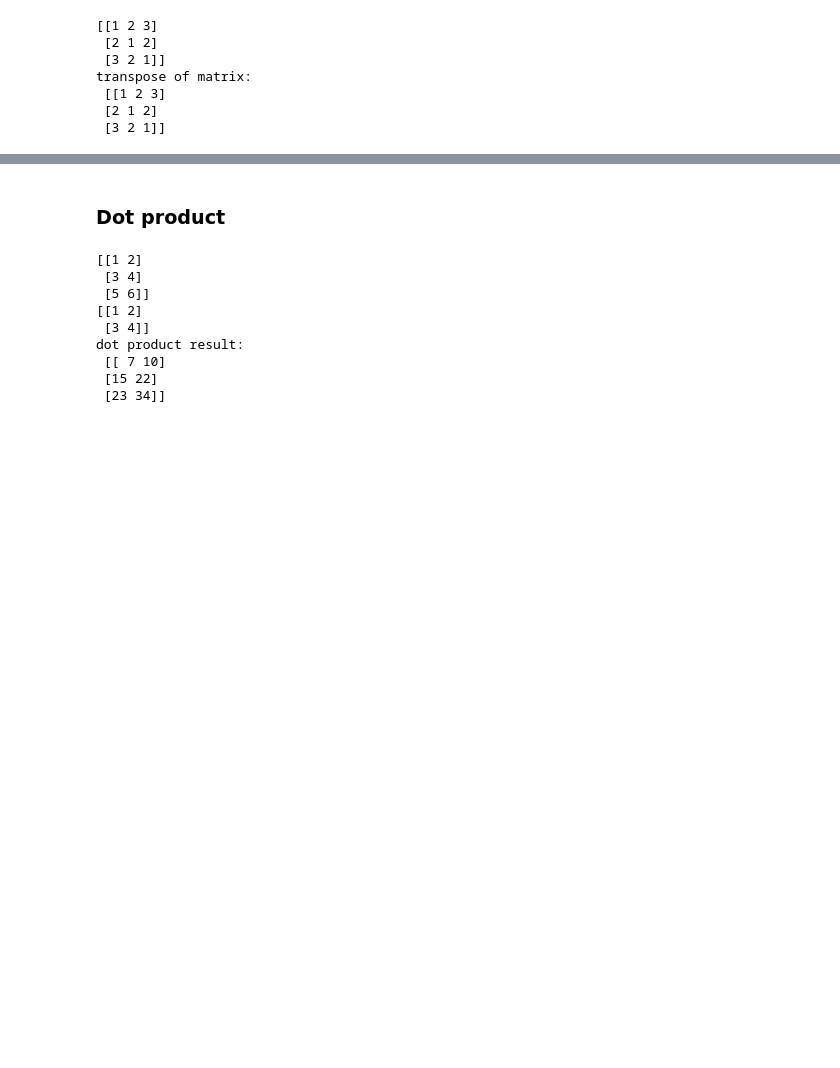
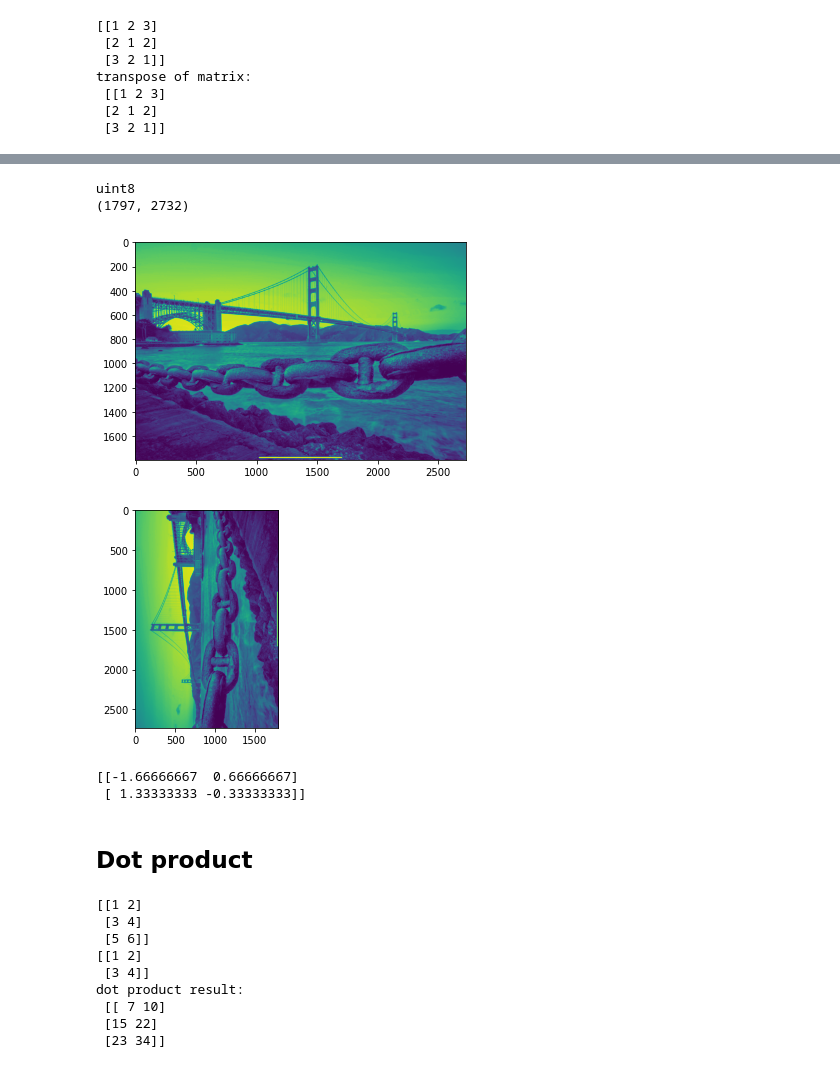
Before and after one commit to sudheer/blog, a Jupyter notebook: _notebooks/Linear_algebra.ipynb, the cells around one changed output, grey strips where cells are left out. Saved outputs shown, nothing was run; the diff lists cells and outputs as text; code cells hidden in the pictures; blank space fills up the shorter version.

```diff
--- a/_notebooks/Linear_algebra.ipynb
+++ b/_notebooks/Linear_algebra.ipynb
@@ -697,5 +726,38 @@ transpose of matrix:
+# %%
+# Image transformation
+from matplotlib import image
+from matplotlib import pyplot
+# load image as pixel array
+data = image.imread('/content/gdrive/My Drive/golden_gate.jpeg')
+# convert the image to 2D to represent as 2D matrix
+gray = data[:,:,0]
+# check the shape of the pixel array
+print(gray.dtype)
+print(gray.shape)
+# display the array of pixels as image
+pyplot.imshow(gray)
+pyplot.show()
+
+# transpose the matrix
+data_t = gray.T
+
+pyplot.imshow(data_t)
+pyplot.show()
+# %% [output]
+uint8
+(1797, 2732)
+[figure, added]
+[figure, added]
+# %%
+# inverse
+from numpy.linalg import inv
+A_I = inv(A)
+print(A_I)
+# %% [output]
+[[-1.66666667  0.66666667]
+ [ 1.33333333 -0.33333333]]
 # %% [markdown]
-### Dot product
+## Dot product
 # %%
 # matrix dot product
 from numpy import array
```
Also changed, not shown: parts of 12 cells of this notebook.
